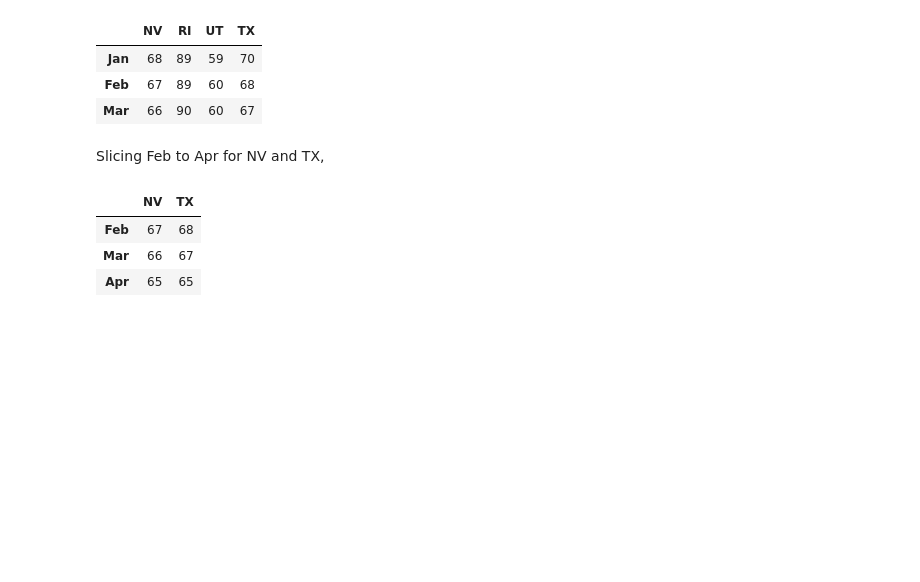
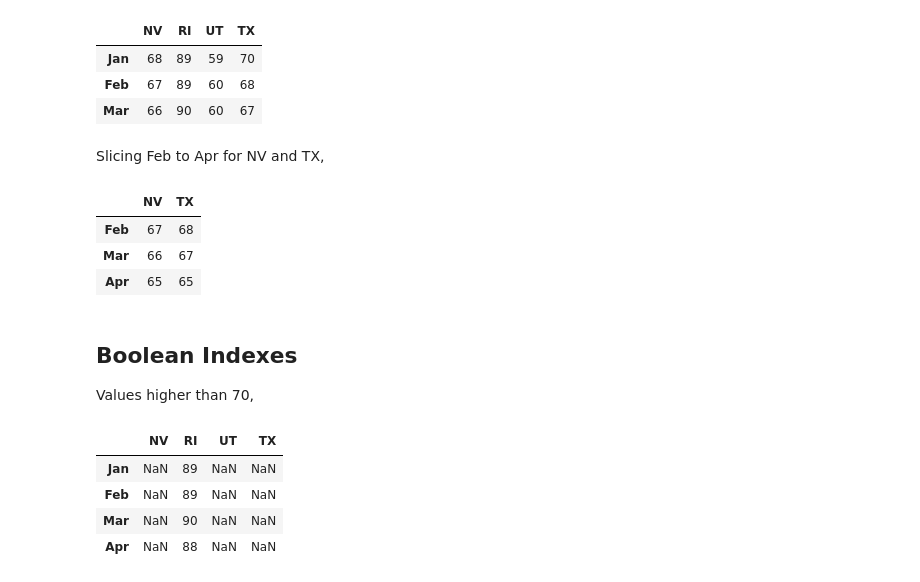
Before and after one commit to alej0ai/python_course, a Jupyter notebook: 6 - Arrays with NumPy.ipynb, the cells around one changed output. Drawn from its saved outputs; the diff is of its cells as text; code cells hidden in the pictures; blank space fills up the shorter version.

```diff
--- a/6 - Arrays with NumPy.ipynb
+++ b/6 - Arrays with NumPy.ipynb
@@ -563,3 +563,14 @@ datafr1.loc['Feb':'Apr',['NV','TX']]
 | Feb | 67 | 68 |
 | Mar | 66 | 67 |
 | Apr | 65 | 65 |
+# %% [markdown]
+## Boolean Indexes
+Values higher than 70,
+# %%
+datafr1[datafr1>70]
+# %% [output]
+|  | NV | RI | UT | TX |
+| Jan | NaN | 89 | NaN | NaN |
+| Feb | NaN | 89 | NaN | NaN |
+| Mar | NaN | 90 | NaN | NaN |
+| Apr | NaN | 88 | NaN | NaN |
```
Also changed, not shown: parts of 23 cells of this notebook.
